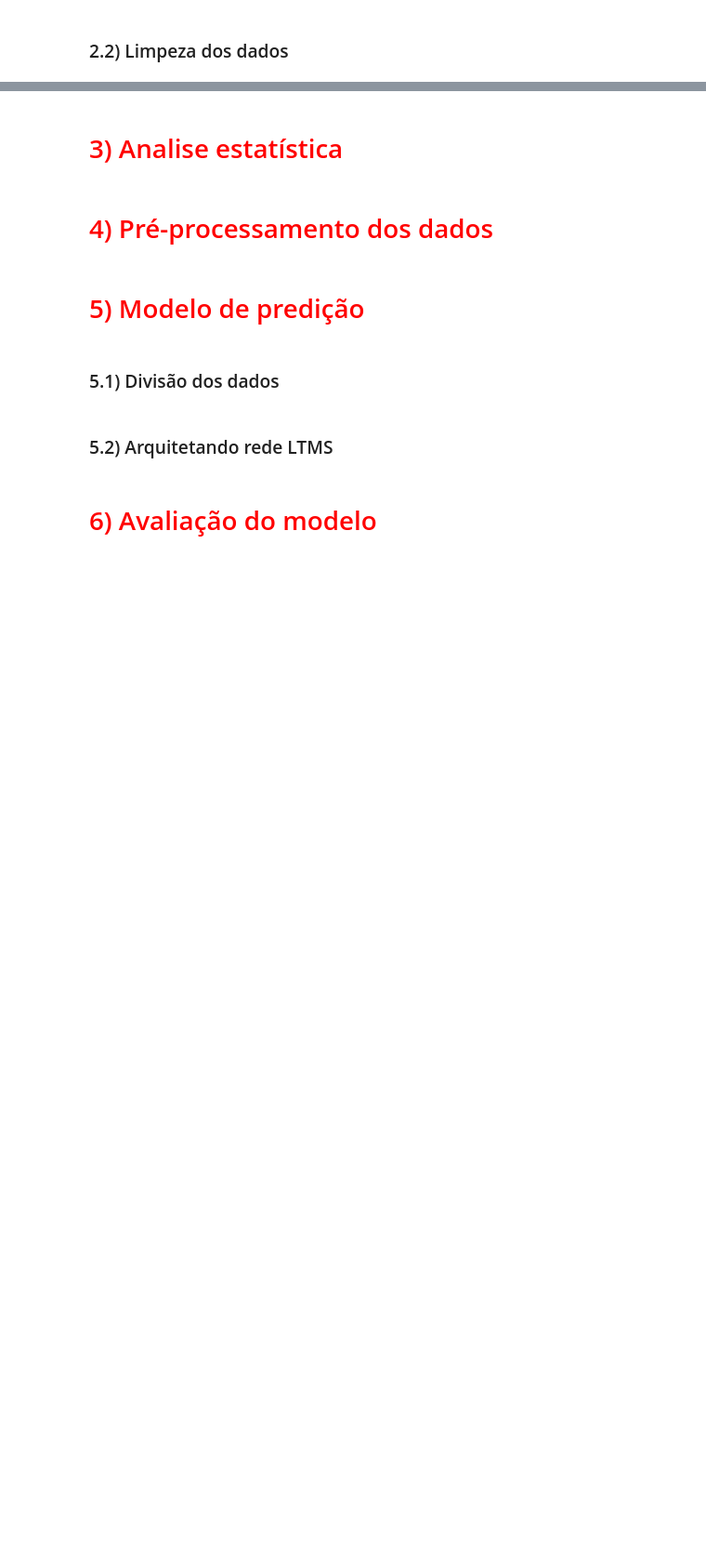
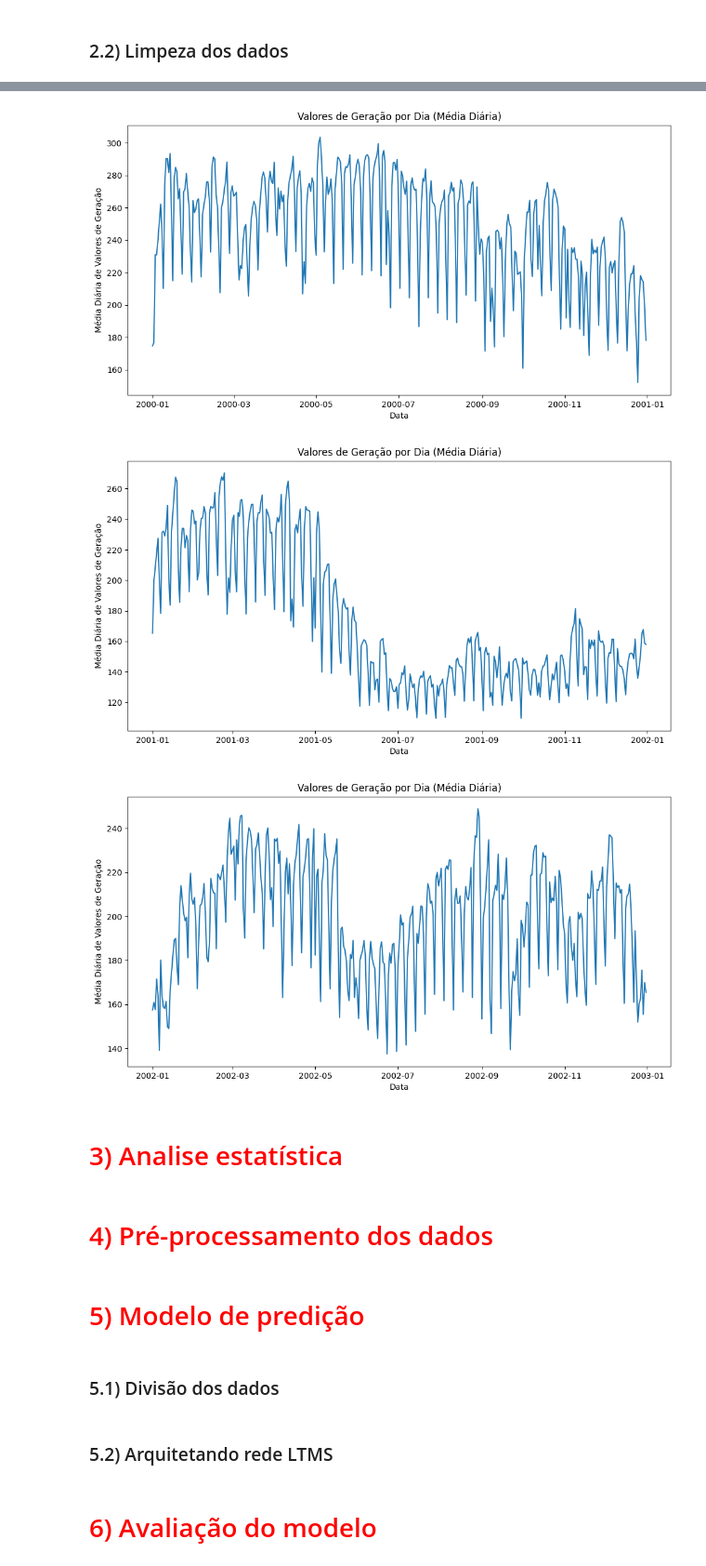
Before and after one commit to Ktzani/brazil-energy-prediction, a Jupyter notebook: app/predict-model.ipynb, the cells around one changed output, grey strips where cells are left out. Shown: that part at 93% size. Drawn from its saved outputs; the diff is of its cells as text; code cells hidden in the pictures; blank space fills up the shorter version.

```diff
--- a/app/predict-model.ipynb
+++ b/app/predict-model.ipynb
@@ -189,0 +200,14 @@ memory usage: 137.4 KB
+# %%
+def missing_data_correction(dataframes: list[pd.DataFrame]) -> list[pd.DataFrame]:
+    output = []
+    for df in dataframes:
+        daily_means = df.groupby(df['din_instante'].dt.dayofyear)['val_geracao'].mean()
+
+        df['val_geracao'] = df.apply(
+            lambda row: daily_means[row['din_instante'].dayofyear] if pd.isna(row['val_geracao']) else row['val_geracao'],
+            axis=1
+        )
+
+        output.append(df)
+
+    return output
@@ -189,0 +219,2 @@ memory usage: 137.4 KB
+# %%
+output_data = missing_data_correction(output_data)
@@ -189,0 +223,18 @@ memory usage: 137.4 KB
+# %%
+def plot_outliers_data(dataframes: list[pd.DataFrame]) -> None:
+    for df in dataframes:
+        # Agrupo os dados por dia e calculo a média dos valores de 'val_geracao'
+        df_diario = df.groupby(df['din_instante'].dt.date)['val_geracao'].mean().reset_index()
+
+        plt.figure(figsize=(12, 6))
+        sns.lineplot(x='din_instante', y='val_geracao', data=df_diario, errorbar=None)
+        plt.title('Valores de Geração por Dia (Média Diária)')
+        plt.xlabel('Data')
+        plt.ylabel('Média Diária de Valores de Geração')
+        plt.show()
+
+    # for df in dataframes:
+        # plt.figure(figsize=(10, 6))
+        # sns.boxplot(x='val_geracao', data=df)
+        # plt.title('Boxplot da Coluna "val_geracao"')
+        # plt.show()
@@ -189,0 +260,6 @@ memory usage: 137.4 KB
+# %%
+plot_outliers_data(output_data)
+# %% [output]
+[figure, added]
+[figure, added]
+[figure, added]
```
Also changed, not shown: parts of 18 cells of this notebook, 1 other file.
